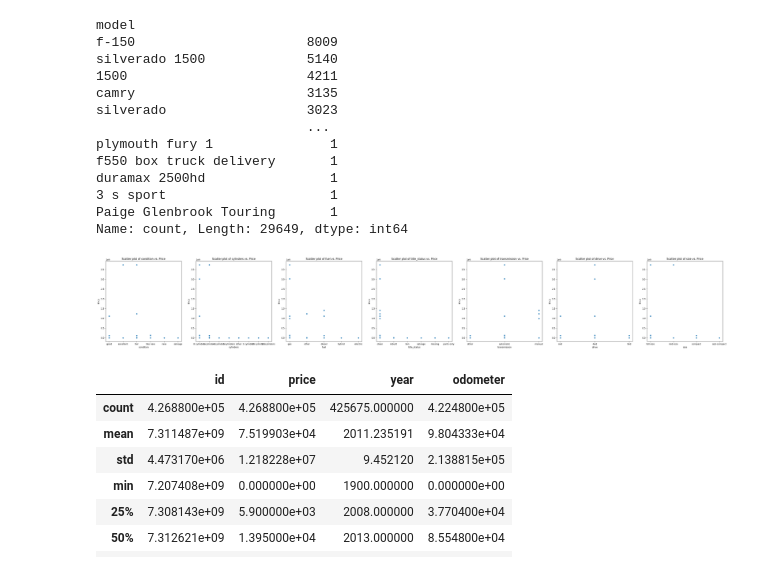
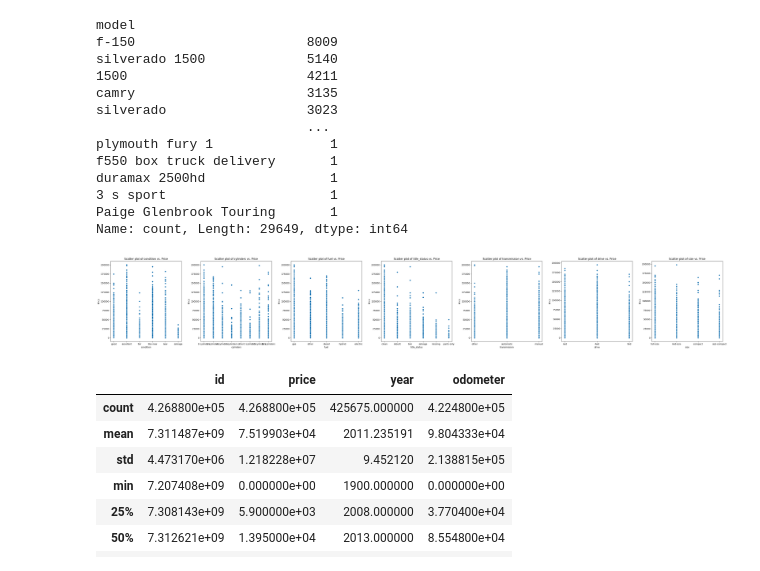
Before and after one commit to paultouma24/car_pice_modeling, a Jupyter notebook: car_price_prediction.ipynb, the cells around one changed output. Drawn from its saved outputs; the diff is of its cells as text; code cells hidden in the pictures.

Commit message:
adjust scatters

```diff
--- a/car_price_prediction.ipynb
+++ b/car_price_prediction.ipynb
@@ -144,18 +144,18 @@ Name: count, Length: 29649, dtype: int64
 # %%
 # categorial plots vs price to get a better feel
 fig, axes = plt.subplots(1, len(categorical_columns_for_plotting), figsize=(40, 6))
 
 for i, column in enumerate(categorical_columns_for_plotting):
-    sns.scatterplot(data=df, x=column, y="price", ax=axes[i])
+    sns.scatterplot(data=df[df["price"] < 200000], x=column, y="price", ax=axes[i])
     axes[i].set_title(f"Scatter plot of {column} vs. Price")
     axes[i].set_xlabel(column)
     axes[i].set_ylabel("Price")
 
 plt.tight_layout()
 
 plt.show()
 # %% [output]
-[figure, old version]
+[figure, new version]
 # %%
 # looking at numerical colummns ranges
 df.describe()
```
